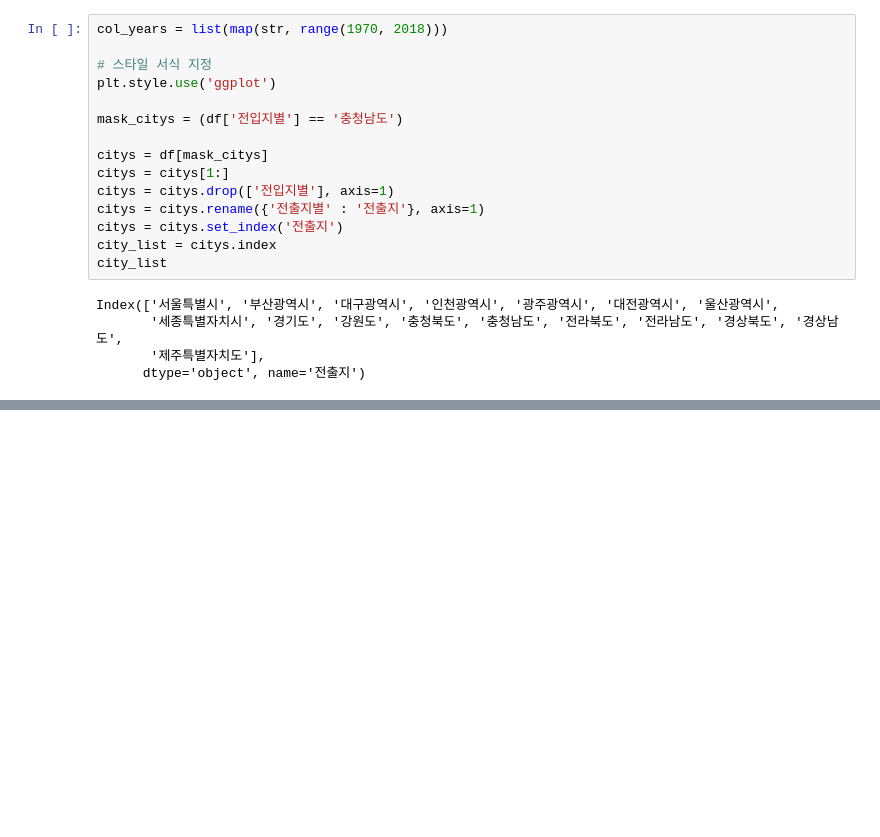
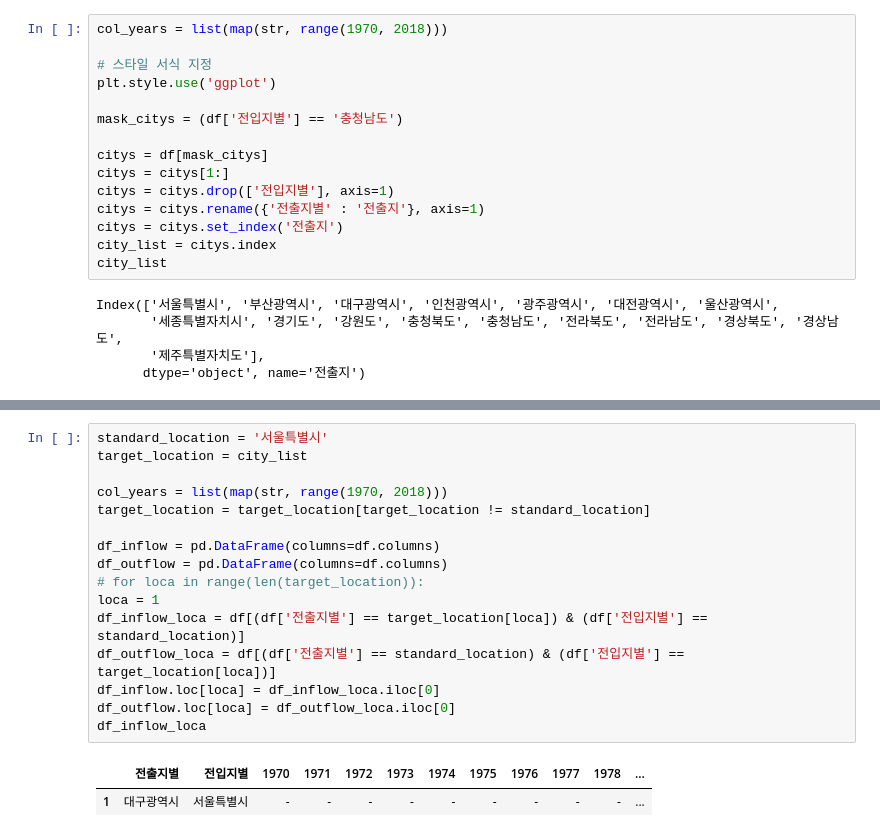
Before and after one commit to yjs3402/python_YJS, a Jupyter notebook: 판다스/판다스천안유입.ipynb, the cells around one changed output, grey strips where cells are left out. Drawn from its saved outputs; the diff is of its cells as text; blank space fills up the shorter version.

```diff
--- a/판다스/판다스천안유입.ipynb
+++ b/판다스/판다스천안유입.ipynb
@@ -416,0 +425,19 @@ ValueError: cannot set a row with mismatched columns
+# %%
+standard_location = '서울특별시'
+target_location = city_list
+
+col_years = list(map(str, range(1970, 2018)))
+target_location = target_location[target_location != standard_location]
+
+df_inflow = pd.DataFrame(columns=df.columns)
+df_outflow = pd.DataFrame(columns=df.columns)
+# for loca in range(len(target_location)):
+loca = 1
+df_inflow_loca = df[(df['전출지별'] == target_location[loca]) & (df['전입지별'] == standard_location)]
+df_outflow_loca = df[(df['전출지별'] == standard_location) & (df['전입지별'] == target_location[loca])]
+df_inflow.loc[loca] = df_inflow_loca.iloc[0]
+df_outflow.loc[loca] = df_outflow_loca.iloc[0]
+df_inflow_loca
+# %% [output]
+|  | 전출지별 | 전입지별 | 1970 | 1971 | 1972 | 1973 | 1974 | 1975 | 1976 | 1977 | 1978 | ... |
+| 1 | 대구광역시 | 서울특별시 | - | - | - | - | - | - | - | - | - | ... |
```
Also changed, not shown: parts of 3 cells of this notebook.
